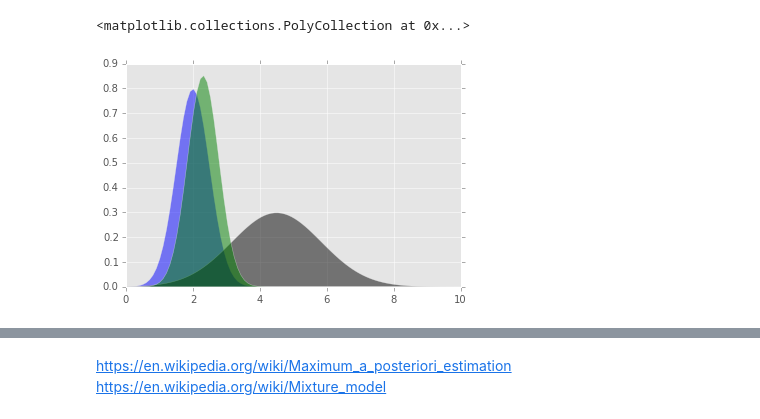
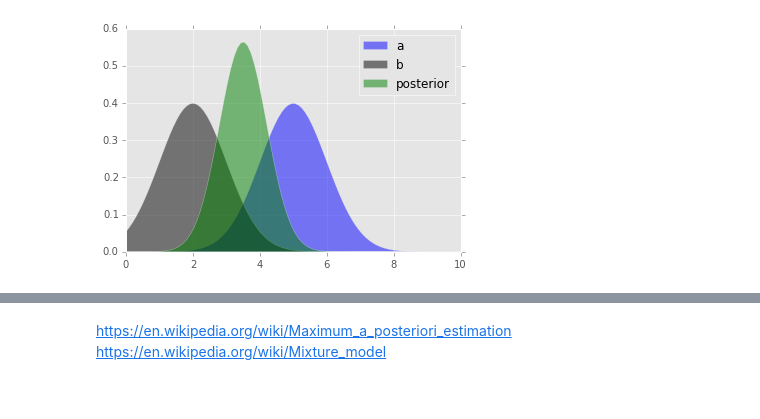
Before and after one commit to openearth/notebooks, a Jupyter notebook: modelaveraging.ipynb, the cells around one changed output, grey strips where cells are left out. Cells and saved outputs as stored; diff of their text form; code cells hidden in the pictures.

```diff
--- a/modelaveraging.ipynb
+++ b/modelaveraging.ipynb
@@ -57,13 +67,24 @@ plt.fill_between(x, (N_hkv.pdf(x) * N_knmi.pdf(x)), facecolor='green', alpha=0.5
-# %%
-mean_post = (sigma_knmi**2*mean_hkv + sigma_hkv**2*mean_knmi)/(sigma_knmi**2 + sigma_hkv**2)
-sigma_post = (1/(1/sigma_knmi**2 + 1/sigma_hkv**2))**0.5
-N_post = scipy.stats.norm(scale=sigma_post, loc=mean_post)
-x = np.linspace(0,10, num=100)
-plt.fill_between(x, N_hkv.pdf(x), facecolor='blue', alpha=0.5)
-plt.fill_between(x, N_knmi.pdf(x), facecolor='black', alpha=0.5)
-plt.fill_between(x, N_post.pdf(x), facecolor='green', alpha=0.5)
-# %% [output]
-<matplotlib.collections.PolyCollection at 0x...>
-[figure, removed]
+# %%
+
+from matplotlib.patches import Rectangle
+def plot(mu_a, sigma_a, mu_b, sigma_b):
+    N_a = scipy.stats.norm(scale=sigma_a, loc=mu_a)
+    N_b = scipy.stats.norm(scale=sigma_b, loc=mu_b)
+    mu_post = (sigma_a**2*mu_b + sigma_b**2*mu_a)/(sigma_a**2 + sigma_b**2)
+    sigma_post = (1/(1/sigma_a**2 + 1/sigma_b**2))**0.5
+    N_post = scipy.stats.norm(scale=sigma_post, loc=mu_post)
+    x = np.linspace(0,10, num=100)
+    plt.fill_between(x, N_b.pdf(x), facecolor='blue', alpha=0.5, label='prior')
+    plt.fill_between(x, N_a.pdf(x), facecolor='black', alpha=0.5, label='data')
+    plt.fill_between(x, N_post.pdf(x), facecolor='green', alpha=0.5, label='posterior')
+    ra = Rectangle((0, 0), 1, 1, facecolor='blue', alpha=0.5) # creates rectangle patch for legend use.
+    rb = Rectangle((0, 0), 1, 1, facecolor='black', alpha=0.5) # creates rectangle patch for legend use.
+    rc = Rectangle((0, 0), 1, 1, facecolor='green', alpha=0.5) # creates rectangle patch for legend use.
+    plt.legend([ra, rb, rc], ['a', 'b', 'posterior'], loc='best')
+    plt.xlim(0,10)
+    plt.ylim(0,0.6)
+interact(plot, mu_a=(0,5), mu_b=(0,10), sigma_a=(0,3.0), sigma_b=(0,5.0))
+# %% [output]
+[figure, added]
 # %%
 a, b, x, y = sympy.symbols('a b x y')
```
Also changed, not shown: parts of 26 cells of this notebook.
